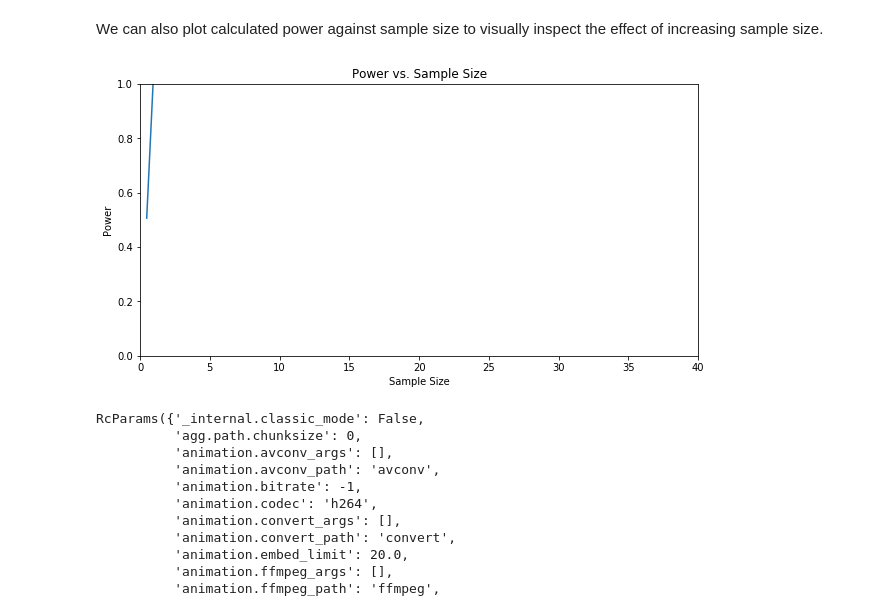
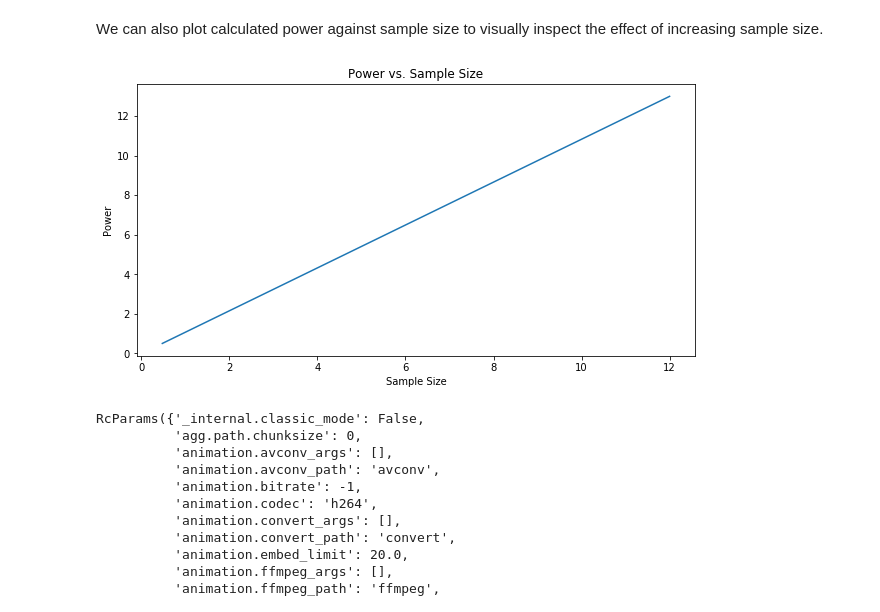
Before and after one commit to MarcSchneider71/dsc-2-20-13-statistical-power-lab-nyc-ds-career-012819, a Jupyter notebook: index.ipynb, the cells around one changed output. Drawn from its saved outputs; the diff is of its cells as text; code cells hidden in the pictures.

```diff
--- a/index.ipynb
+++ b/index.ipynb
@@ -243,17 +243,15 @@ We can also plot calculated power against sample size to visually inspect the ef
 # %%
 # Plot a sample size X Power line graph
 
 from pylab import rcParams
 rcParams['figure.figsize'] = 10, 5
 plt.figure()
 plt.title('Power vs. Sample Size')
 plt.xlabel('Sample Size')
 plt.ylabel('Power')
-plt.xlim(0,40)
-plt.ylim(0,1)
 plt.plot(power_sample[0], power_sample[1]);
 # %% [output]
-[figure, old version]
+[figure, new version]
 # %%
 # %% [output]
 RcParams({'_internal.classic_mode': False,
```
